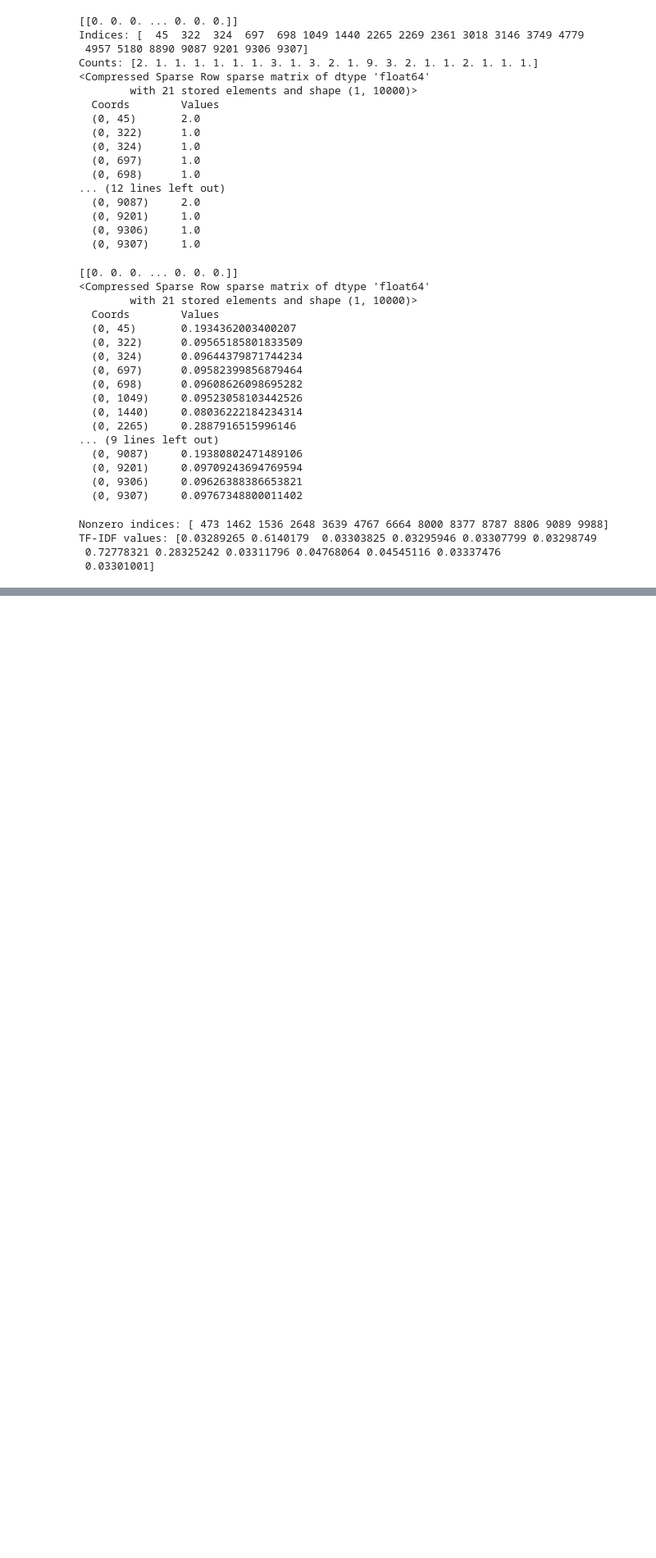
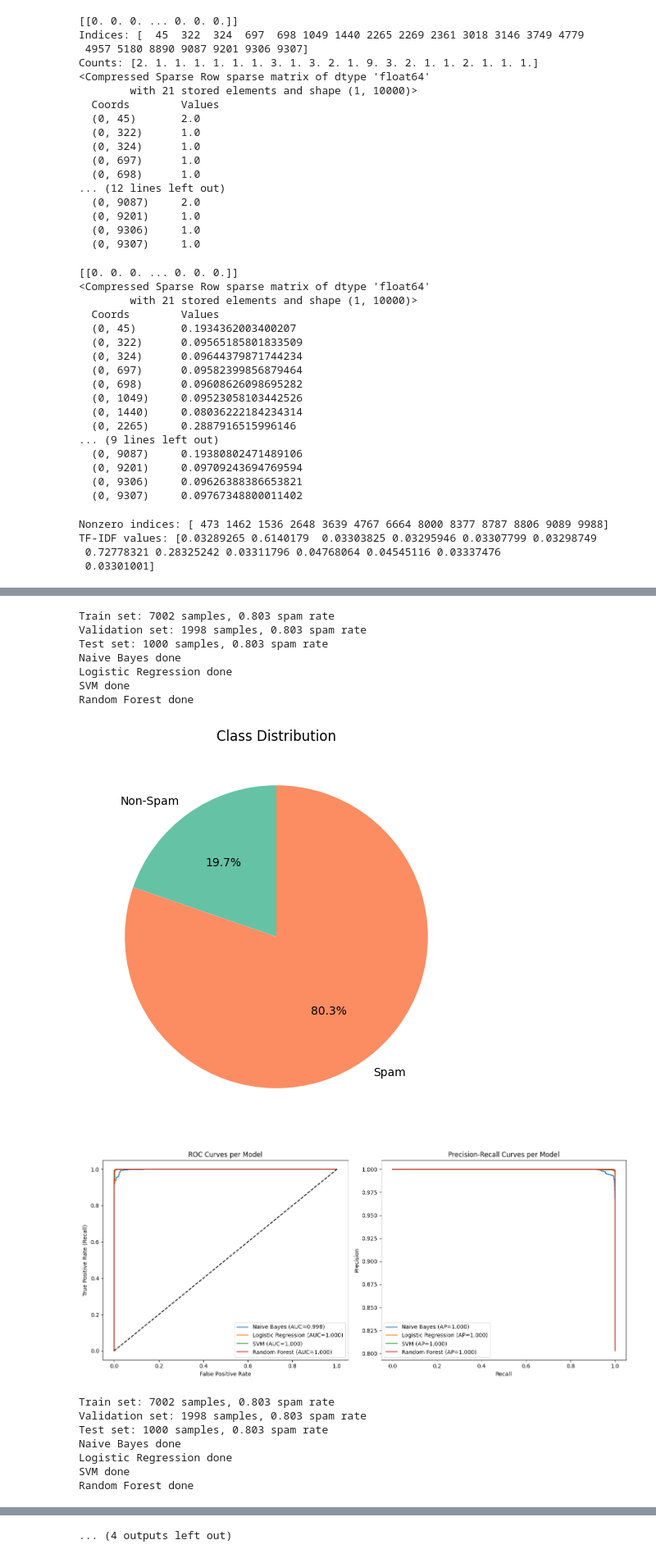
Before and after one commit to Eldioslumin/ML_Project, a Jupyter notebook: spam_filter.ipynb, the cells around one changed output, grey strips where cells are left out. Shown at 82% size. Saved outputs shown, nothing was run; the diff lists cells and outputs as text; code cells hidden in the pictures; blank space fills up the shorter version.

```diff
--- a/spam_filter.ipynb
+++ b/spam_filter.ipynb
@@ -99,0 +217,17 @@ TF-IDF values: [0.03289265 0.6140179  0.03303825 0.03295946 0.03307799 0.0329874
+# %%
+def create_holdout_split(X, y, test_size=0.2, random_state=SEED):
+
+
+    X_train, X_test, y_train, y_test = train_test_split(
+        X, y, test_size=0.1, random_state=random_state, stratify=y
+    )
+
+    X_train, X_validation, y_train, y_validation = train_test_split(
+        X_train, y_train, test_size=0.222, random_state=SEED+1, stratify=y_train
+    )
+
+    print(f"Train set: {len(y_train)} samples, {y_train.mean():.3f} spam rate")
+    print(f"Validation set: {len(y_validation)} samples, {y_validation.mean():.3f} spam rate")
+    print(f"Test set: {len(y_test)} samples, {y_test.mean():.3f} spam rate")
+
+    return X_train, X_test, X_validation, y_train, y_test, y_validation
@@ -99,0 +357,45 @@ TF-IDF values: [0.03289265 0.6140179  0.03303825 0.03295946 0.03307799 0.0329874
+# %%
+X, y = load_spam_mat()
+SEEDS = [12, 2001, 42, 8001, 21092000]
+auc_scores = []
+for i in SEEDS:
+
+    X_train, X_test, X_validation, y_train, y_test, y_validation = create_holdout_split(X, y, test_size=0.2, random_state=i)
+
+    X_train = tfidf.fit_transform(X_train)
+    X_validation = tfidf.transform(X_validation)
+    X_test = tfidf.transform(X_test)
+
+    models = {
+        'Naive Bayes': MultinomialNB(alpha=1.0),
+        'Logistic Regression': LogisticRegression(max_iter=1000, random_state=i),
+        'SVM': SVC(probability=True, random_state=i, C=1.0),
+        'Random Forest': RandomForestClassifier(n_estimators=100, random_state=i, n_jobs=-1)
+    }
+
+    for name, model in models.items():
+
+        model.fit(X_train, y_train)
+        # threshold = find_optimal_threshold(model, X_validation, y_validation)
+        print(name + " done")
+
+    auc_score = plot_models(models, X_validation, y_validation)
+    auc_scores.append(auc_score)
+print(np.mean(auc_scores))
+# %% [output]
+Train set: 7002 samples, 0.803 spam rate
+Validation set: 1998 samples, 0.803 spam rate
+Test set: 1000 samples, 0.803 spam rate
+Naive Bayes done
+Logistic Regression done
+SVM done
+Random Forest done
+[figure, added]
+[figure, added]
+Train set: 7002 samples, 0.803 spam rate
+Validation set: 1998 samples, 0.803 spam rate
+Test set: 1000 samples, 0.803 spam rate
+Naive Bayes done
+Logistic Regression done
+SVM done
+Random Forest done
@@ -99,0 +422 @@ TF-IDF values: [0.03289265 0.6140179  0.03303825 0.03295946 0.03307799 0.0329874
+... (4 outputs left out)
```
Also changed, not shown: parts of 14 cells of this notebook, 6 other files.
